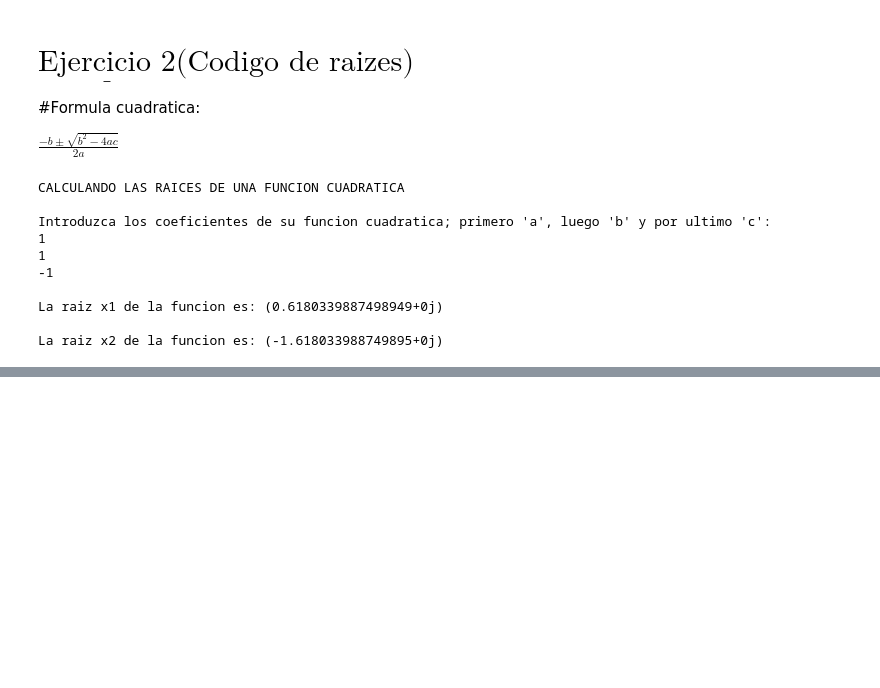
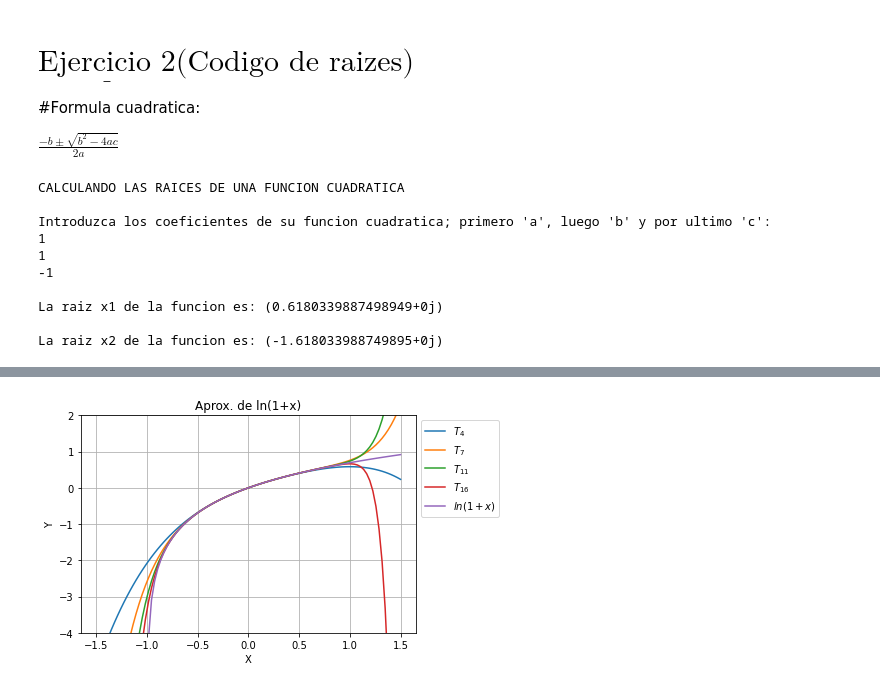
Before and after one commit to Refer-MF/Fisica-Computacional-2020-1-Gustavo-Medina, a Jupyter notebook: Actividad 2/Actividad2.ipynb, the cells around one changed output, grey strips where cells are left out. Drawn from its saved outputs; the diff is of its cells as text; code cells hidden in the pictures; blank space fills up the shorter version.

```diff
--- a/Actividad 2/Actividad2.ipynb
+++ b/Actividad 2/Actividad2.ipynb
@@ -220,0 +284,97 @@ La raiz x2 de la funcion es: (-1.618033988749895+0j)
+# %%
+#Primero importamos las librerias:
+import numpy as np
+import matplotlib.pyplot as plt #Para graficar
+
+
+#=============CODIGO======================
+
+#*****INTERACCION CON EL USUARIO*****
+print("Hola, este programa esta disenado para aproximar la funcion ln(1+x) usando la serie de Taylor para esa funcion en especifico.")
+print("\nPor favor ingrese el grado del polinomio de Taylor del cual quiere que sea su aproximacion (solo numeros naturales positivos):")
+
+n=int(input())
+
+cero=0.0
+
+#Evitando numeros negativos en el grado de la serie:
+if (n < 0):
+  print("No numeros negativos, por favor.")
+  quit()
+
+x=np.linspace(-1.5,1.5,100)
+
+Tnau=0.0 #Valor auxiliar usado para el loop
+for i in range(1,n+1,1):
+  Tn=Tnau+((-1)**(i+1))*(x**i/i)
+  Tnau=Tn
+  #print(Tn)
+
+#Solo para la actividad:
+
+
+print("\nUno mas:")
+
+n1=int(input())
+Tnau1=0.0
+
+if (n1 < 0):
+  print("No numeros negativos, por favor.")
+  quit()
+
+for i in range(1,n1+1,1):
+  Tn1=Tnau1+((-1)**(i+1))*(x**i/i)
+  Tnau1=Tn1
+  #print(Tn)
+#===============================================
+print("\nUno mas:")
+
+n2=int(input())
+Tnau2=0.0
+if (n2 < 0):
+  print("No numeros negativos, por favor.")
+  quit()
+
+for i in range(1,n2+1,1):
+  Tn2=Tnau2+((-1)**(i+1))*(x**i/i)
+  Tnau2=Tn2
+  #print(Tn)
+#==============================================
+print("\nUno mas:")
+
+n3=int(input())
+Tnau3=0.0
+if (n3 < 0):
+  print("No numeros negativos, por favor.")
+  quit()
+
+for i in range(1,n3+1,1):
+  Tn3=Tnau3+((-1)**(i+1))*(x**i/i)
+  Tnau3=Tn3
+  #print(Tn)
+#=============================================
+#Haciendo las graficas:
+plt.subplot(111)
+plt.xlabel("X")
+plt.ylabel("Y")
+plt.title("Aprox. de ln(1+x)")
+
+#Graficando:
+plt.plot(x,Tn, label="$T_4$")
+plt.plot(x,Tn1, label="$T_7$")
+plt.plot(x,Tn2, label="$T_{11}$")
+plt.plot(x,Tn3, label="$T_{16}$")
+plt.plot(x,np.log(1+x), label="$ln(1+x)$")
+# Agregar una malla
+plt.grid(True)
+# Fijar los límites en el eje Y.
+plt.ylim(-4, 2)
+# Ubicación de las etiquetas de las funciones
+plt.legend(bbox_to_anchor=(1,1), loc="upper left")
+
+plt.show()
+
+#plt.savefig('Actividad2Ejercicio4.png')  # Quite el primer gato si desea guardar la grafica que se genere.
+
+print("-Por Gustavo Medina.")
+# %% [output]
@@ -220,0 +394 @@ La raiz x2 de la funcion es: (-1.618033988749895+0j)
+[figure, added]
```
Also changed, not shown: parts of 6 cells of this notebook.
